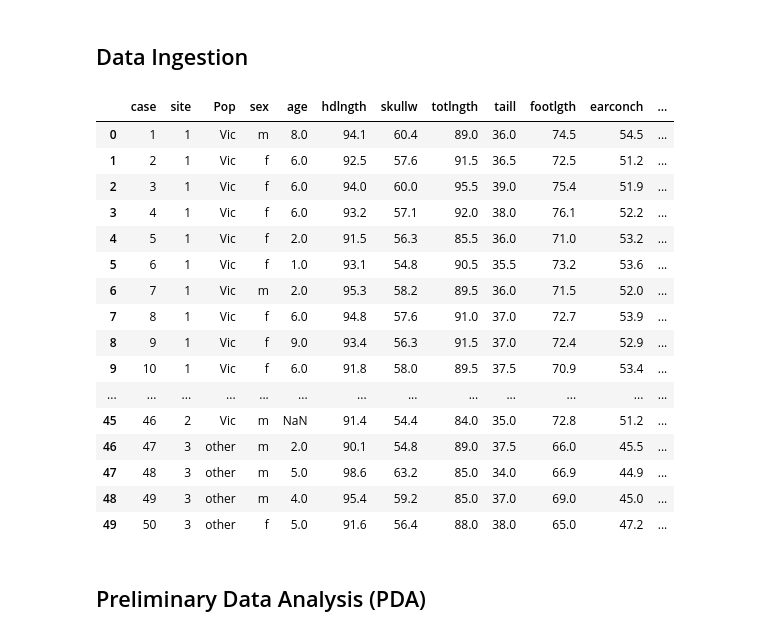
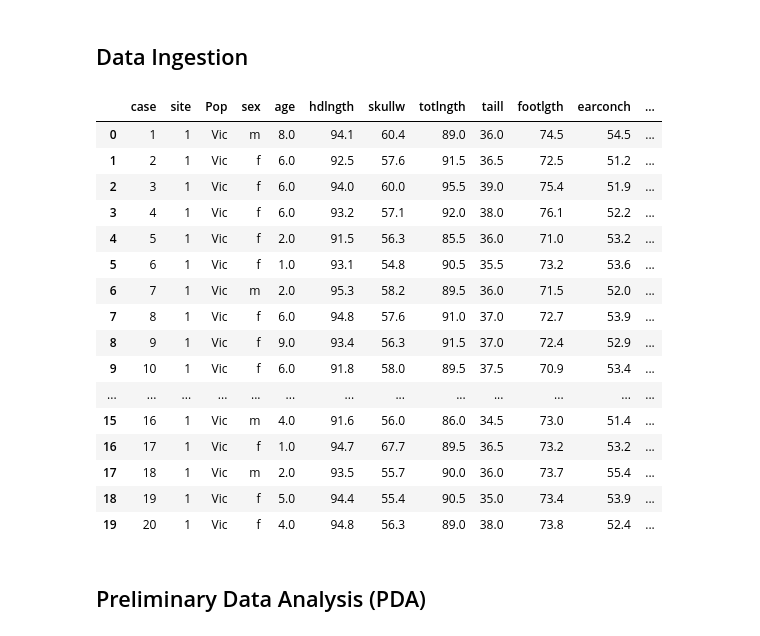
Before and after one commit to perpetualdev/ai_engineering, a Jupyter notebook: module_two/tasks/perpetual_meninwa_task18.ipynb, the cells around one changed output. Saved outputs shown, nothing was run; the diff lists cells and outputs as text; code cells hidden in the pictures.

```diff
--- a/module_two/tasks/perpetual_meninwa_task18.ipynb
+++ b/module_two/tasks/perpetual_meninwa_task18.ipynb
@@ -15,29 +16,33 @@ Path to dataset files: C:\Users\ncc666\.cache\kagglehub\datasets\abrambeyer\open
 # %%
 # Adjust the display
 pd.set_option("display.max_column", 50)
 pd.set_option("display.max_row", 100)
 
 # Load the data
-possum = pd.read_csv(r"C:\Users\ncc666\.cache\kagglehub\datasets\abrambeyer\openintro-possum\versions\1\possum.csv")
-possum.head(50)
+possum_data = pd.read_csv(r"C:\Users\Perpetual's World\.cache\kagglehub\datasets\abrambeyer\openintro-possum\versions\1\possum.csv")
+
+# Create a copy not to accidentally delete the original
+possum = possum_data.copy()
+
+possum.head(20)
 # %% [output]
 |  | case | site | Pop | sex | age | hdlngth | skullw | totlngth | taill | footlgth | earconch | ... |
 | 0 | 1 | 1 | Vic | m | 8.0 | 94.1 | 60.4 | 89.0 | 36.0 | 74.5 | 54.5 | ... |
 | 1 | 2 | 1 | Vic | f | 6.0 | 92.5 | 57.6 | 91.5 | 36.5 | 72.5 | 51.2 | ... |
 | 2 | 3 | 1 | Vic | f | 6.0 | 94.0 | 60.0 | 95.5 | 39.0 | 75.4 | 51.9 | ... |
 | 3 | 4 | 1 | Vic | f | 6.0 | 93.2 | 57.1 | 92.0 | 38.0 | 76.1 | 52.2 | ... |
 | 4 | 5 | 1 | Vic | f | 2.0 | 91.5 | 56.3 | 85.5 | 36.0 | 71.0 | 53.2 | ... |
 | 5 | 6 | 1 | Vic | f | 1.0 | 93.1 | 54.8 | 90.5 | 35.5 | 73.2 | 53.6 | ... |
 | 6 | 7 | 1 | Vic | m | 2.0 | 95.3 | 58.2 | 89.5 | 36.0 | 71.5 | 52.0 | ... |
 | 7 | 8 | 1 | Vic | f | 6.0 | 94.8 | 57.6 | 91.0 | 37.0 | 72.7 | 53.9 | ... |
 | 8 | 9 | 1 | Vic | f | 9.0 | 93.4 | 56.3 | 91.5 | 37.0 | 72.4 | 52.9 | ... |
 | 9 | 10 | 1 | Vic | f | 6.0 | 91.8 | 58.0 | 89.5 | 37.5 | 70.9 | 53.4 | ... |
 | ... | ... | ... | ... | ... | ... | ... | ... | ... | ... | ... | ... | ... |
-| 45 | 46 | 2 | Vic | m | NaN | 91.4 | 54.4 | 84.0 | 35.0 | 72.8 | 51.2 | ... |
-| 46 | 47 | 3 | other | m | 2.0 | 90.1 | 54.8 | 89.0 | 37.5 | 66.0 | 45.5 | ... |
-| 47 | 48 | 3 | other | m | 5.0 | 98.6 | 63.2 | 85.0 | 34.0 | 66.9 | 44.9 | ... |
-| 48 | 49 | 3 | other | m | 4.0 | 95.4 | 59.2 | 85.0 | 37.0 | 69.0 | 45.0 | ... |
-| 49 | 50 | 3 | other | f | 5.0 | 91.6 | 56.4 | 88.0 | 38.0 | 65.0 | 47.2 | ... |
+| 15 | 16 | 1 | Vic | m | 4.0 | 91.6 | 56.0 | 86.0 | 34.5 | 73.0 | 51.4 | ... |
+| 16 | 17 | 1 | Vic | f | 1.0 | 94.7 | 67.7 | 89.5 | 36.5 | 73.2 | 53.2 | ... |
+| 17 | 18 | 1 | Vic | m | 2.0 | 93.5 | 55.7 | 90.0 | 36.0 | 73.7 | 55.4 | ... |
+| 18 | 19 | 1 | Vic | f | 5.0 | 94.4 | 55.4 | 90.5 | 35.0 | 73.4 | 53.9 | ... |
+| 19 | 20 | 1 | Vic | f | 4.0 | 94.8 | 56.3 | 89.0 | 38.0 | 73.8 | 52.4 | ... |
 # %% [markdown]
 ## Preliminary Data Analysis (PDA)
 # %%
```
Also changed, not shown: parts of 6 cells of this notebook, 7 other files.
